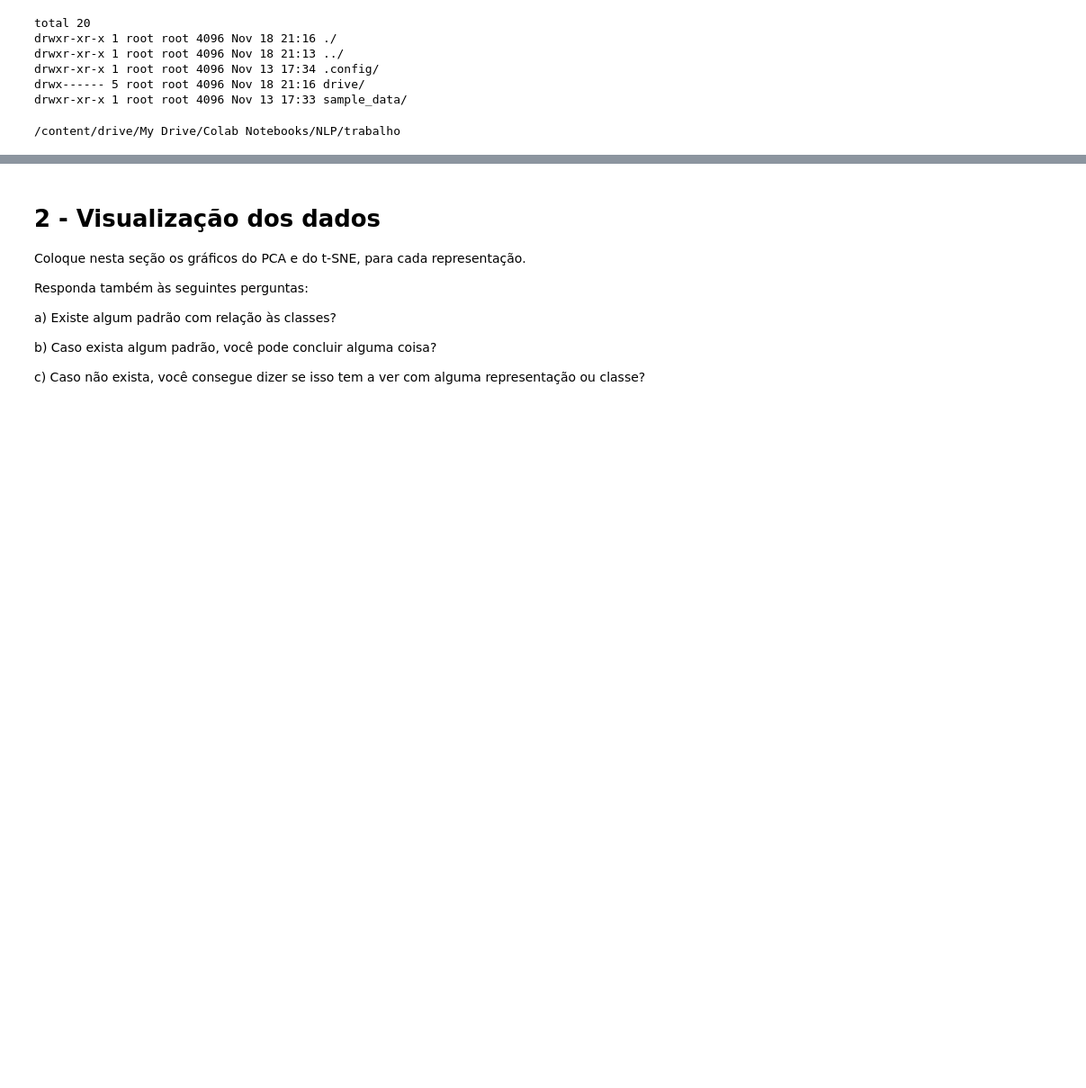
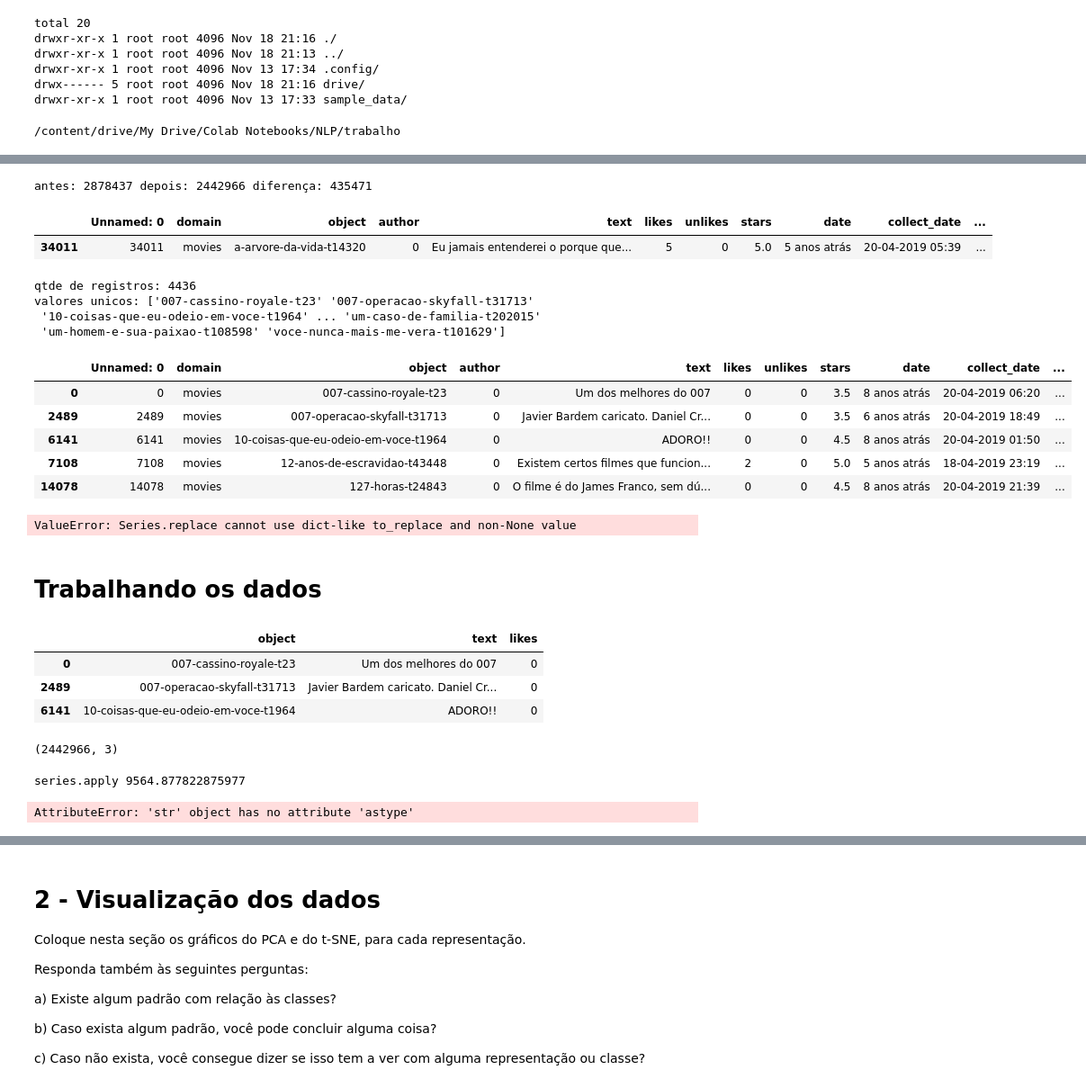
Before and after one commit to hericax/Pos, a Jupyter notebook: projeto_NLP/projeto_NLP.ipynb, the cells around one changed output, grey strips where cells are left out. Shown at 90% size. Drawn from its saved outputs; the diff is of its cells as text; code cells hidden in the pictures; blank space fills up the shorter version.

```diff
--- a/projeto_NLP/projeto_NLP.ipynb
+++ b/projeto_NLP/projeto_NLP.ipynb
@@ -39,0 +201,46 @@ TypeError: ignored
+# %%
+# Eliminando os registros com repetição, mantendo os que possuem a maior qtde de likes
+qtde_anterior_duplicados = df_util.shape[0]
+
+df_util = df_util.sort_values(["author", "object", "likes"], ascending=[True,True,True])
+df_util.drop_duplicates(subset=['author', 'object'], keep='last', inplace = True)
+
+
+qtde_pos_exclusao_duplicados = df_util.shape[0]
+print ('antes:', qtde_anterior_duplicados, 'depois:', qtde_pos_exclusao_duplicados, 'diferença:', qtde_anterior_duplicados-qtde_pos_exclusao_duplicados)
+# %% [output]
+antes: 2878437 depois: 2442966 diferença: 435471
+# %%
+# validando a exclusão das duplicatas
+#df_util.query('author == 0 and object == "127-horas-t24843"') # registros iguais
+#df_util.query('author == 0 and object == "2001-uma-odisseia-no-espaco-t1422"') # registros de data diferente e com likes diferentes
+df_util.query('author == 0 and object == "a-arvore-da-vida-t14320"') # possui registros de data diferentes e likes diferentes. likes:0,4,5,5
+# %% [output]
+|  | Unnamed: 0 | domain | object | author | text | likes | unlikes | stars | date | collect_date | ... |
+| 34011 | 34011 | movies | a-arvore-da-vida-t14320 | 0 | Eu jamais entenderei o porque que... | 5 | 0 | 5.0 | 5 anos atrás | 20-04-2019 05:39 | ... |
+# %%
+# contado e mostrando quais são os filmes únicos
+registros_unicos = df_util['object'].unique()
+print ('qtde de registros:', len(registros_unicos), '\nvalores unicos:', registros_unicos)
+# %% [output]
+qtde de registros: 4436
+valores unicos: ['007-cassino-royale-t23' '007-operacao-skyfall-t31713'
+ '10-coisas-que-eu-odeio-em-voce-t1964' ... 'um-caso-de-familia-t202015'
+ 'um-homem-e-sua-paixao-t108598' 'voce-nunca-mais-me-vera-t101629']
+# %%
+df_util.head(5)
+# %% [output]
+|  | Unnamed: 0 | domain | object | author | text | likes | unlikes | stars | date | collect_date | ... |
+| 0 | 0 | movies | 007-cassino-royale-t23 | 0 | Um dos melhores do 007 | 0 | 0 | 3.5 | 8 anos atrás | 20-04-2019 06:20 | ... |
+| 2489 | 2489 | movies | 007-operacao-skyfall-t31713 | 0 | Javier Bardem caricato. Daniel Cr... | 0 | 0 | 3.5 | 6 anos atrás | 20-04-2019 18:49 | ... |
+| 6141 | 6141 | movies | 10-coisas-que-eu-odeio-em-voce-t1964 | 0 | ADORO!! | 0 | 0 | 4.5 | 8 anos atrás | 20-04-2019 01:50 | ... |
+| 7108 | 7108 | movies | 12-anos-de-escravidao-t43448 | 0 | Existem certos filmes que funcion... | 2 | 0 | 5.0 | 5 anos atrás | 18-04-2019 23:19 | ... |
+| 14078 | 14078 | movies | 127-horas-t24843 | 0 | O filme é do James Franco, sem dú... | 0 | 0 | 4.5 | 8 anos atrás | 20-04-2019 21:39 | ... |
+# %%
+## Definindo que todos os filmes que tem likes = 0, tem classificação negativa e os que possuem likes > 0, tem classificação positiva. Então, será criada uma nova feature para informar se a classificação é positiva (1) ou negativa (0)
+df_teste= df_util.likes.replace((df_util != 0), 1)
+df_teste.head(5)
+# %% [output]
+ValueError: Series.replace cannot use dict-like to_replace and non-None value
+# %% [markdown]
+# Trabalhando os dados
@@ -39,0 +250,21 @@ TypeError: ignored
+# %%
+# selecionando as features de interesse
+df = df[['object','text', 'likes']]
+df.head(3)
+# %% [output]
+|  | object | text | likes |
+| 0 | 007-cassino-royale-t23 | Um dos melhores do 007 | 0 |
+| 2489 | 007-operacao-skyfall-t31713 | Javier Bardem caricato. Daniel Cr... | 0 |
+| 6141 | 10-coisas-que-eu-odeio-em-voce-t1964 | ADORO!! | 0 |
+# %%
+df.shape
+# %% [output]
+(2442966, 3)
+# %%
+import time
+start = time.time()
+df["text_tokenizado"] = df["text"].astype(str).apply(nltk.word_tokenize)
+print ("series.apply", (time.time() - start))
+# %% [output]
+series.apply 9564.877822875977
+AttributeError: 'str' object has no attribute 'astype'
```
Also changed, not shown: parts of 28 cells of this notebook.
